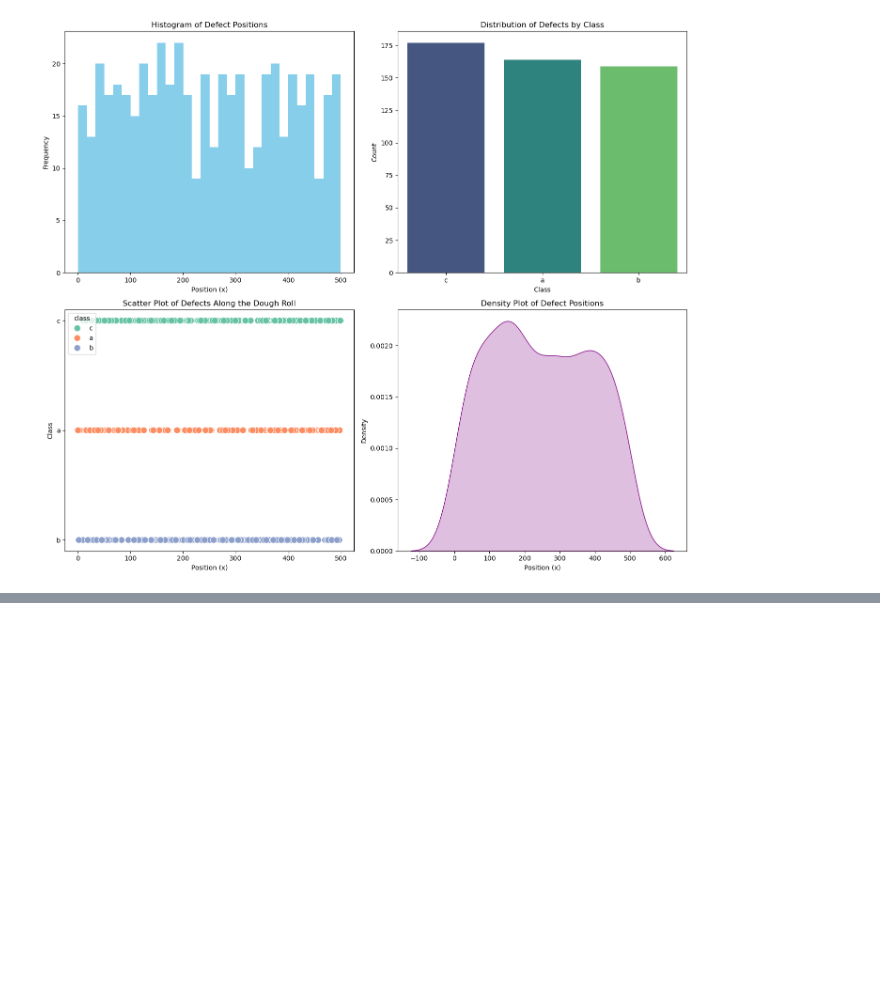
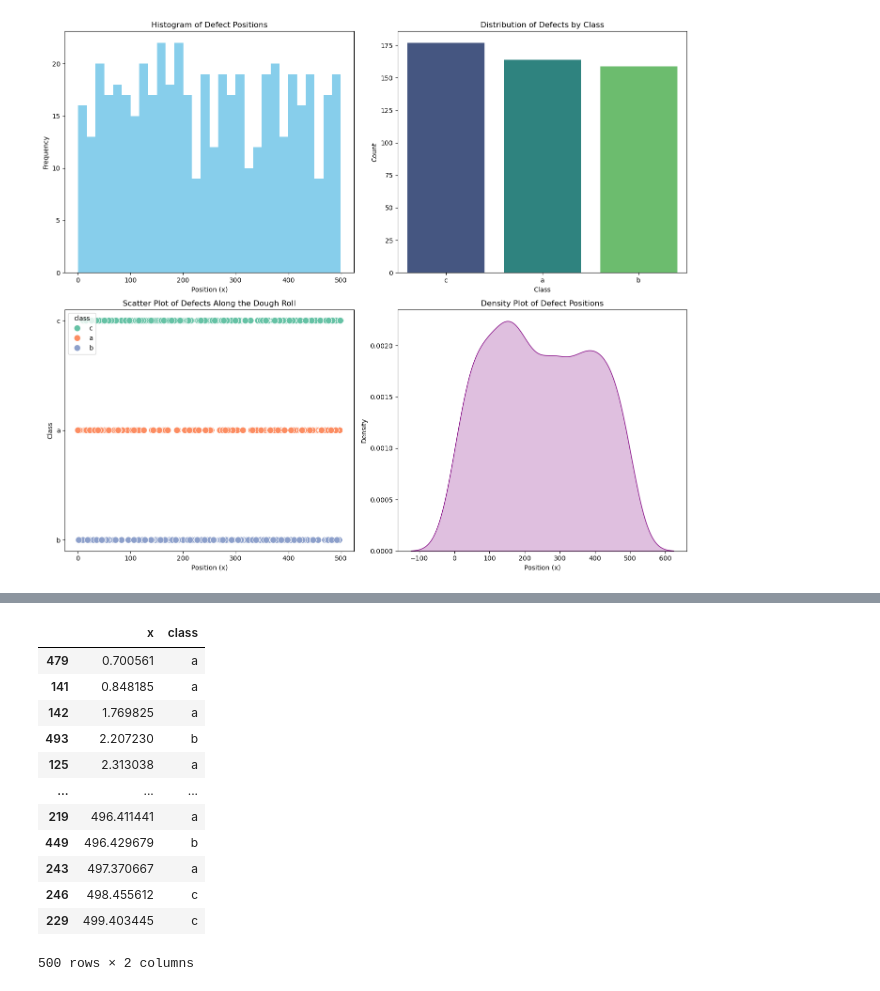
Before and after one commit to Tom-dlhy/AI-Algorithms-Challenge, a Jupyter notebook: GAB_EXPLO/gab_explo.ipynb, the cells around one changed output, grey strips where cells are left out. Saved outputs shown, nothing was run; the diff lists cells and outputs as text; code cells hidden in the pictures; blank space fills up the shorter version.

```diff
--- a/GAB_EXPLO/gab_explo.ipynb
+++ b/GAB_EXPLO/gab_explo.ipynb
@@ -98,0 +197,16 @@ This will become an error in seaborn v0.14.0; please update your code.
+# %%
+defects_df.sort_values(by=['x'],ascending=True)
+# %% [output]
+|  | x | class |
+| 479 | 0.700561 | a |
+| 141 | 0.848185 | a |
+| 142 | 1.769825 | a |
+| 493 | 2.207230 | b |
+| 125 | 2.313038 | a |
+| ... | ... | ... |
+| 219 | 496.411441 | a |
+| 449 | 496.429679 | b |
+| 243 | 497.370667 | a |
+| 246 | 498.455612 | c |
+| 229 | 499.403445 | c |
+500 rows × 2 columns
```
Also changed, not shown: parts of 10 cells of this notebook, 1 other file.
